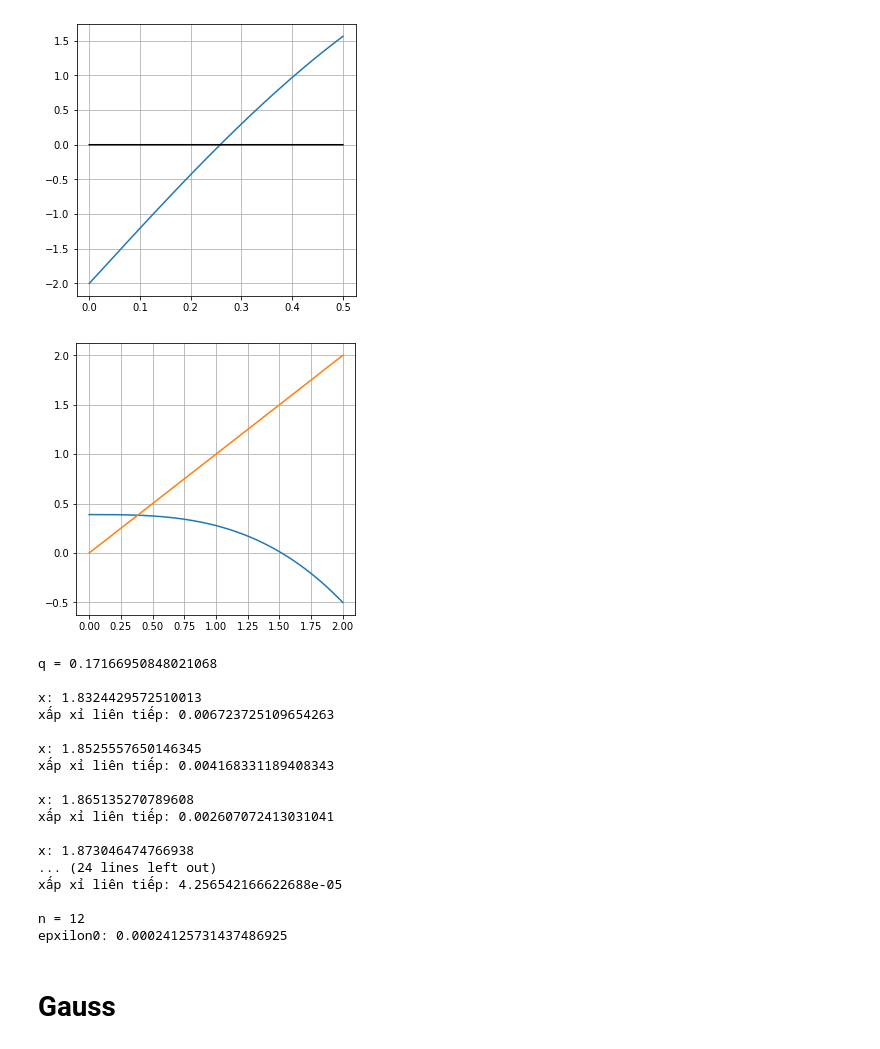
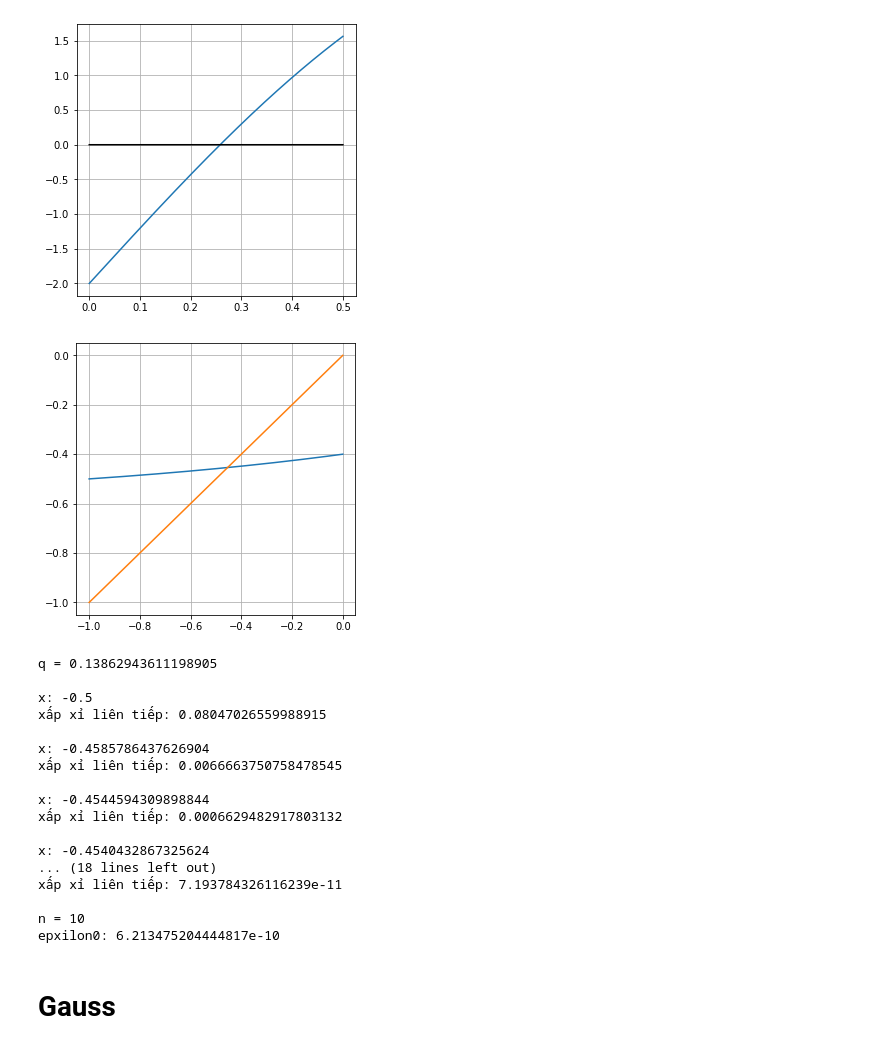
Before and after one commit to SmallCityBoy/PPT, a Jupyter notebook: PPT.ipynb, the cells around one changed output. Drawn from its saved outputs; the diff is of its cells as text; code cells hidden in the pictures.

```diff
--- a/PPT.ipynb
+++ b/PPT.ipynb
@@ -246,51 +248,51 @@ plt.grid()
 # %% [output]
 [figure]
 # %%
-x = np.linspace(0,2, 100000)
+x = np.linspace(-1,0, 100000)
 plt.figure(figsize=(5,5))
-y = (7-x**3*2)/18
+y = 0.2*2**x-0.6
 plt.plot(x,y)
 plt.plot(x,x)
 plt.grid()
 # %% [output]
-[figure, old version]
+[figure, new version]
 # %%
 def f(x): # tự viết
-    return x**3-3*x-4
+    return x - 0.2*2**x+0.6
 def phi(x): # tự viết
-    return 1.4**x
+    return 0.2*2**x - 0.6
 def daohamphi(x): # tự viết
-    return np.log(1.4)*1.4**x
+    return 0.2*np.log(2)*2**x
 
 #q = max(phi')
 
-x0 = 1.8
+x0 = -1
 n = 0
-epxilon = 0.00005
-a = -2.2
-b = -2
+epxilon = 10**-10
+a = -1
+b = 0
 
 x = np.linspace(a, b, 1000000)
-q = np.max(daohamphi(x))
+q = np.max(np.abs(daohamphi(x)))
 lapdon(f, phi, x0, q, n=n, epxilon=epxilon)
 # %% [output]
-q = 0.17166950848021068
+q = 0.13862943611198905
 
-x: 1.8324429572510013
-xấp xỉ liên tiếp: 0.006723725109654263
+x: -0.5
+xấp xỉ liên tiếp: 0.08047026559988915
 
-x: 1.8525557650146345
-xấp xỉ liên tiếp: 0.004168331189408343
+x: -0.4585786437626904
+xấp xỉ liên tiếp: 0.0066663750758478545
 
-x: 1.865135270789608
-xấp xỉ liên tiếp: 0.002607072413031041
+x: -0.4544594309898844
+xấp xỉ liên tiếp: 0.0006629482917803132
 
-x: 1.873046474766938
-... (24 lines left out)
-xấp xỉ liên tiếp: 4.256542166622688e-05
+x: -0.4540432867325624
+... (18 lines left out)
+xấp xỉ liên tiếp: 7.193784326116239e-11
 
-n = 12
-epxilon0: 0.00024125731437486925
+n = 10
+epxilon0: 6.213475204444817e-10
 # %% [markdown]
 # Gauss
 # %%
```
Also changed, not shown: parts of 25 cells of this notebook, 1 other file.
